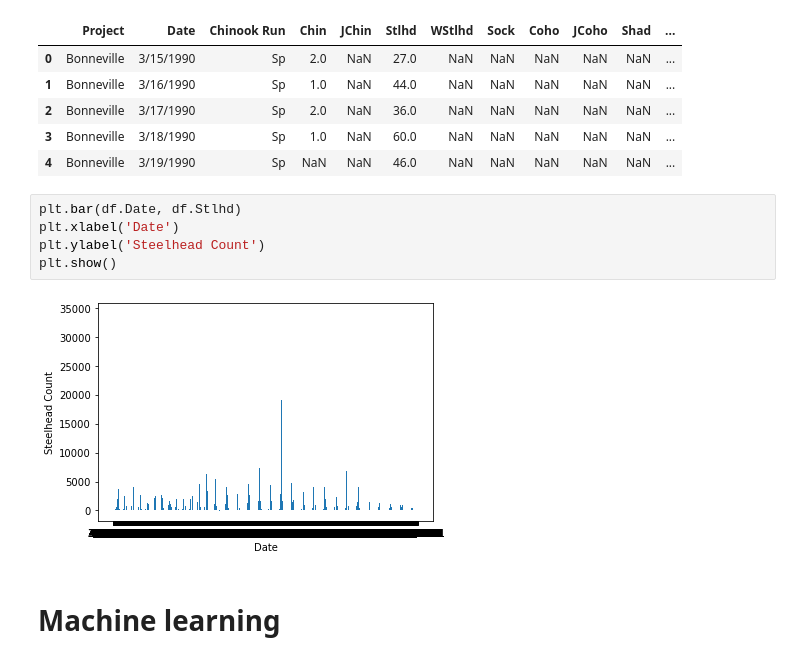
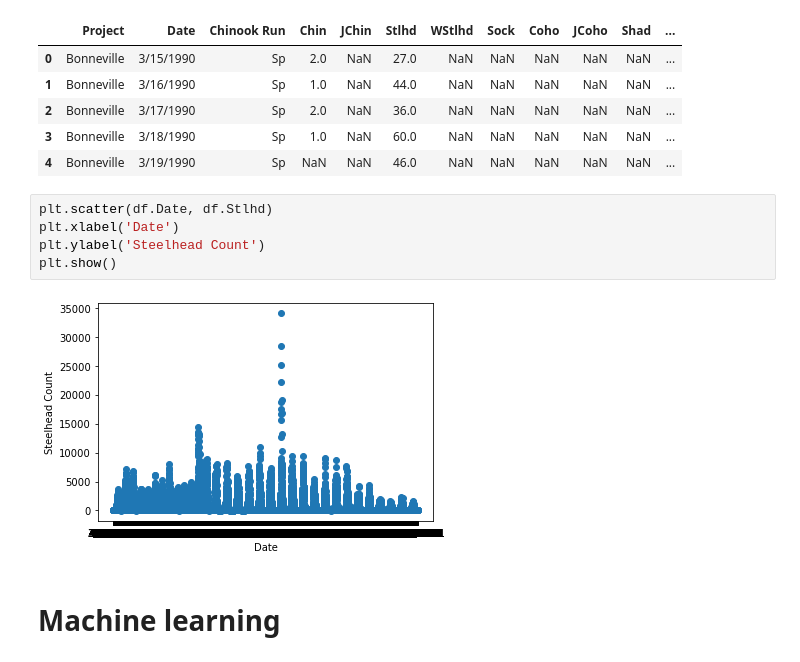
Before and after one commit to mthalken/fish_count, a Jupyter notebook: fish_ml_practice.ipynb, the cells around one changed output. Saved outputs shown, nothing was run; the diff lists cells and outputs as text.

```diff
--- a/fish_ml_practice.ipynb
+++ b/fish_ml_practice.ipynb
@@ -23,12 +23,12 @@ df.head()
 | 3 | Bonneville | 3/18/1990 | Sp | 1.0 | NaN | 60.0 | NaN | NaN | NaN | NaN | NaN | ... |
 | 4 | Bonneville | 3/19/1990 | Sp | NaN | NaN | 46.0 | NaN | NaN | NaN | NaN | NaN | ... |
 # %%
-plt.bar(df.Date, df.Stlhd)
+plt.scatter(df.Date, df.Stlhd)
 plt.xlabel('Date')
 plt.ylabel('Steelhead Count')
 plt.show()
 # %% [output]
-[figure, old version]
+[figure, new version]
 # %% [markdown]
 # Machine learning
 # %%
```
